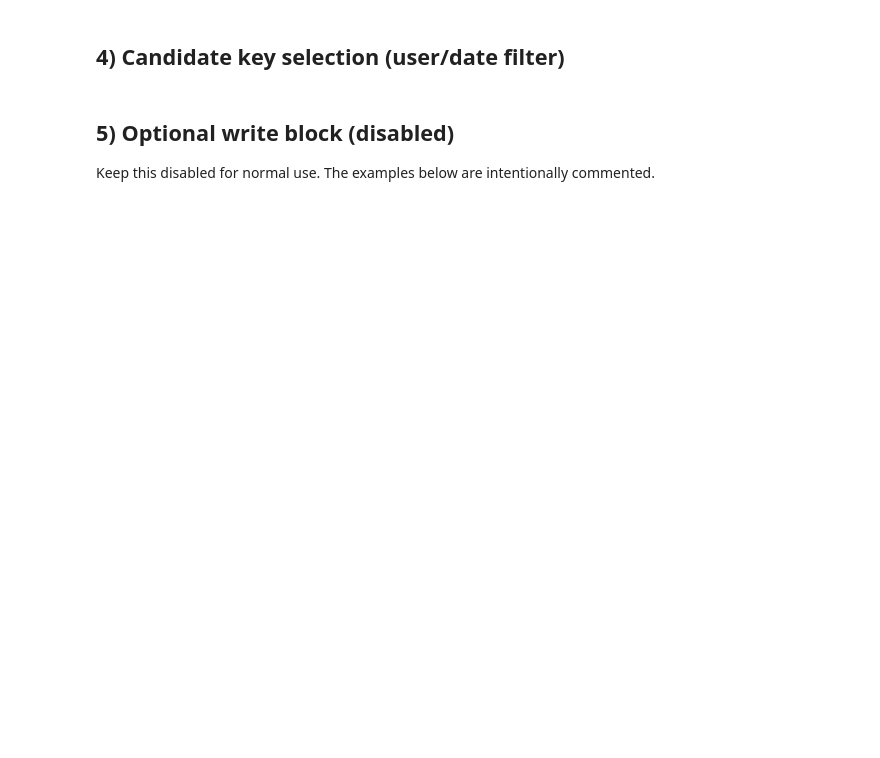
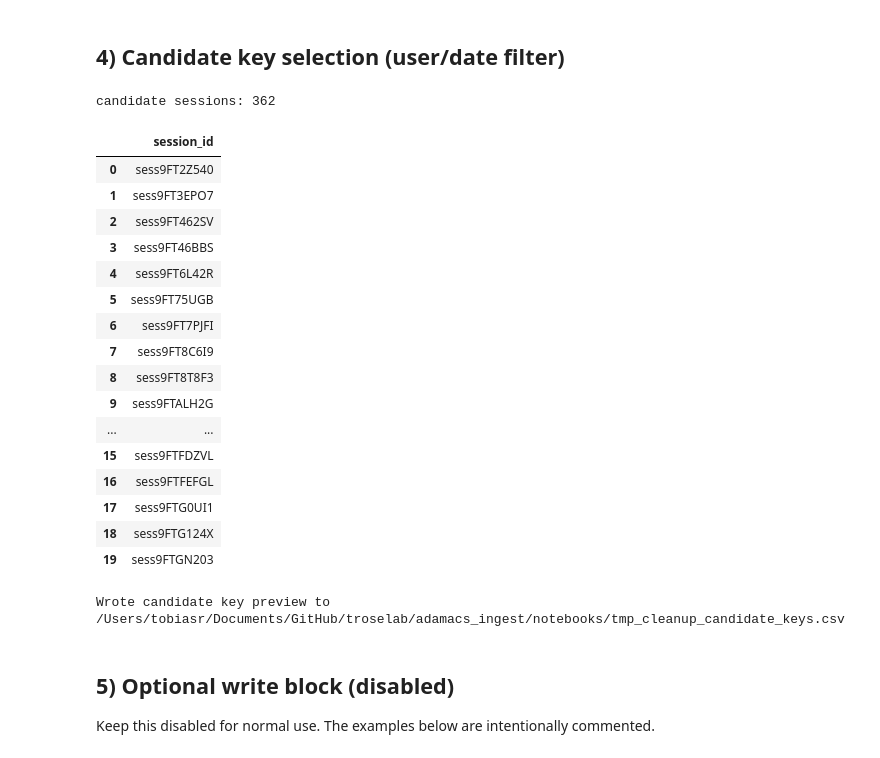
Before and after one commit to SFB1089/adamacs_ingest, a Jupyter notebook: notebooks/20_routine_quick_job_cleanup_template.ipynb, the cells around one changed output. Drawn from its saved outputs; the diff is of its cells as text; code cells hidden in the pictures; blank space fills up the shorter version.

```diff
--- a/notebooks/20_routine_quick_job_cleanup_template.ipynb
+++ b/notebooks/20_routine_quick_job_cleanup_template.ipynb
@@ -18,9 +18,11 @@ import datajoint as dj
 # %%
 # Notebook parameters (edit here for local runs).
 ADAMACS_MAX_JOB_ROWS = 50
-ADAMACS_INITIALS = "NK"
+ADAMACS_INITIALS = "SM"
 ADAMACS_DATE_FROM = "2025-01-01"
+ADAMACS_DATE_TO = None  # Optional inclusive upper bound, e.g. "2025-12-31"
 
 print("ADAMACS_MAX_JOB_ROWS =", ADAMACS_MAX_JOB_ROWS)
 print("ADAMACS_INITIALS     =", ADAMACS_INITIALS)
 print("ADAMACS_DATE_FROM    =", ADAMACS_DATE_FROM)
+print("ADAMACS_DATE_TO      =", ADAMACS_DATE_TO)
@@ -37,13 +44,17 @@ from adamacs.pipeline import (
     behavior,
     model,
     denoising,
+    mocap,
+    disk
 )
 
 ALLOW_DB_WRITES = False
 MAX_ROWS = int(ADAMACS_MAX_JOB_ROWS)
 INITIALS = ADAMACS_INITIALS
 DATE_FROM = ADAMACS_DATE_FROM
+DATE_TO = ADAMACS_DATE_TO
 
 print("ALLOW_DB_WRITES:", ALLOW_DB_WRITES)
 print("INITIALS:", INITIALS)
 print("DATE_FROM:", DATE_FROM)
+print("DATE_TO:", DATE_TO)
@@ -136,18 +507,42 @@ for name, query in stranded_queries.items():
 # %%
 
 user_key = (session.SessionUser * subject.User & f'initials = "{INITIALS}"').fetch("KEY")
-time_key = (session.Session & f'session_datetime >= "{DATE_FROM}"').fetch("KEY")
+time_query = session.Session & f'session_datetime >= "{DATE_FROM}"'
+if DATE_TO:
+    time_query &= f'session_datetime <= "{DATE_TO}"'
+time_key = time_query.fetch("KEY")
 
 candidate_keys = (session.Session & user_key & time_key).fetch("KEY")
 print("candidate sessions:", len(candidate_keys))
 
 candidate_df = pd.DataFrame(candidate_keys)
 candidate_df.head(20)
+# %% [output]
+candidate sessions: 362
+|  | session_id |
+| 0 | sess9FT2Z540 |
+| 1 | sess9FT3EPO7 |
+| 2 | sess9FT462SV |
+| 3 | sess9FT46BBS |
+| 4 | sess9FT6L42R |
+| 5 | sess9FT75UGB |
+| 6 | sess9FT7PJFI |
+| 7 | sess9FT8C6I9 |
+| 8 | sess9FT8T8F3 |
+| 9 | sess9FTALH2G |
+| ... | ... |
+| 15 | sess9FTFDZVL |
+| 16 | sess9FTFEFGL |
+| 17 | sess9FTG0UI1 |
+| 18 | sess9FTG124X |
+| 19 | sess9FTGN203 |
 # %%
 
 output_csv = repo_root / "notebooks" / "tmp_cleanup_candidate_keys.csv"
 pd.DataFrame(candidate_keys).to_csv(output_csv, index=False)
 print(f"Wrote candidate key preview to {output_csv}")
+# %% [output]
+Wrote candidate key preview to /Users/tobiasr/Documents/GitHub/troselab/adamacs_ingest/notebooks/tmp_cleanup_candidate_keys.csv
 # %% [markdown]
 
 ## 5) Optional write block (disabled)
```
Also changed, not shown: parts of 12 cells of this notebook, 1 other file.
